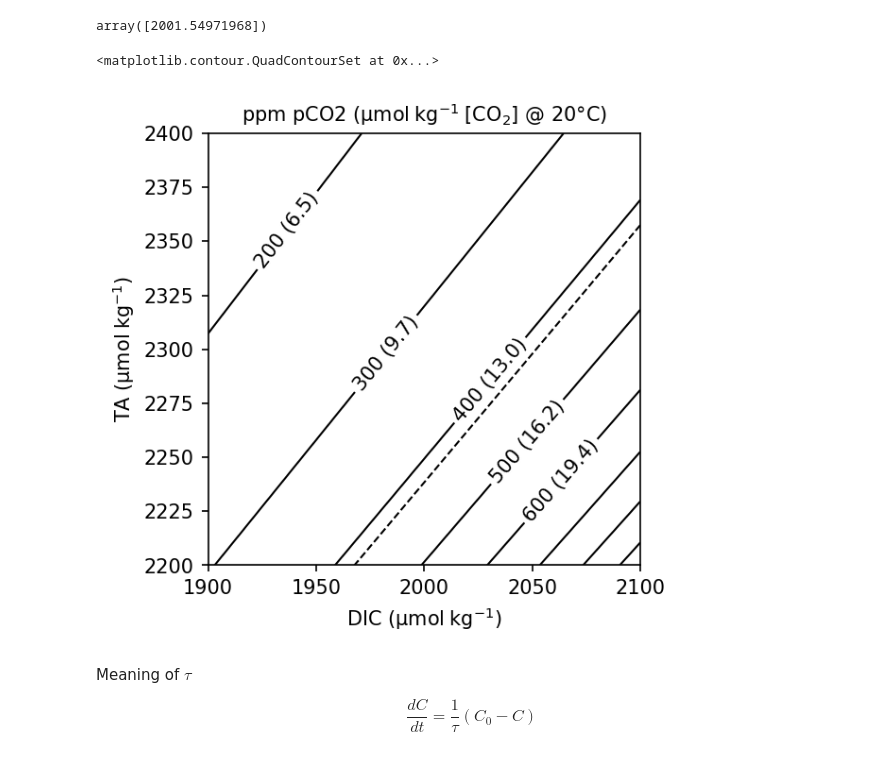
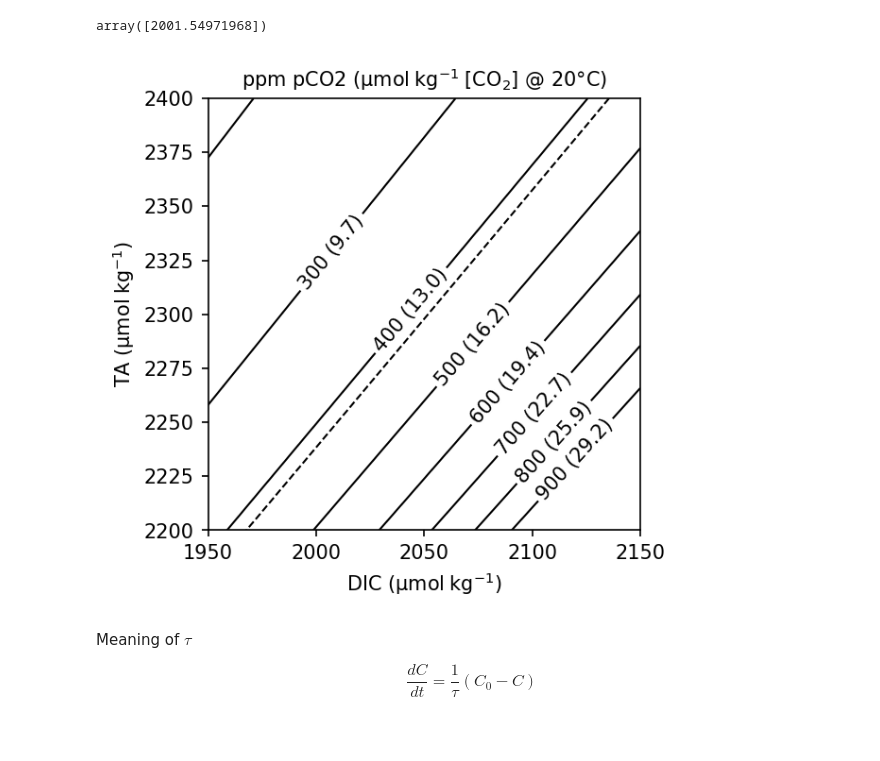
Before and after one commit to johnryantaylor/JRT_QES_Notes, a Jupyter notebook: book/06_oceancarbon/carbon_figs.ipynb, the cells around one changed output. Cells and saved outputs as stored; diff of their text form; code cells hidden in the pictures.

```diff
--- a/book/06_oceancarbon/carbon_figs.ipynb
+++ b/book/06_oceancarbon/carbon_figs.ipynb
@@ -232,40 +228,36 @@ plt.plot(sw.T_in, sw.DIC)
 cb.Csys(pCO2=400, TA=2300).DIC
 # %% [output]
 array([2001.54971968])
-# %%
-cs.
-# %% [output]
-<matplotlib.contour.QuadContourSet at 0x...>
 # %%
-DIC = np.linspace(1900, 2100)
+DIC = np.linspace(1950, 2150)
 TA = np.linspace(2200, 2400)
 
 dic, ta = np.meshgrid(DIC, TA)
 
 sw = cb.Csys(DIC=dic, TA=ta, T_in=20)
 
 pCO2_levels = np.array([200, 300, 400, 500, 600, 700, 800, 900])
 CO2_levels = sw.Ks.K0 * pCO2_levels
 
 fmt = {pco2: f'{pco2:.0f} ({co2:.1f})' for pco2, co2 in zip(pCO2_levels, CO2_levels)}
 
 fig, ax = plt.subplots(figsize=(4,4), constrained_layout=True)
 
 cs = ax.contour(dic, ta, sw.pCO2, pCO2_levels, colors='k', linestyles='-', linewidths=1)
 plt.clabel(cs, fmt=fmt)
 
 ax.contour(dic, ta, sw.pCO2, [420], colors='k', linestyles='--', linewidths=1)
 
 ax.set_xlabel('DIC ($\mu mol~kg^{-1}$)')
 ax.set_ylabel('TA ($\mu mol~kg^{-1}$)')
 
 ax.set_aspect(1)
 
 ax.set_title('ppm pCO2 ($\mu mol~kg^{-1}~[CO_2]$ @ 20°C)', fontsize=10)
 
 fig.savefig('figures/carbon-DIC-TA.png')
 # %% [output]
-[figure, old version]
+[figure, new version]
 # %% [markdown]
 Meaning of $\tau$
 
```
Also changed, not shown: parts of 3 cells of this notebook, 3 other files.
